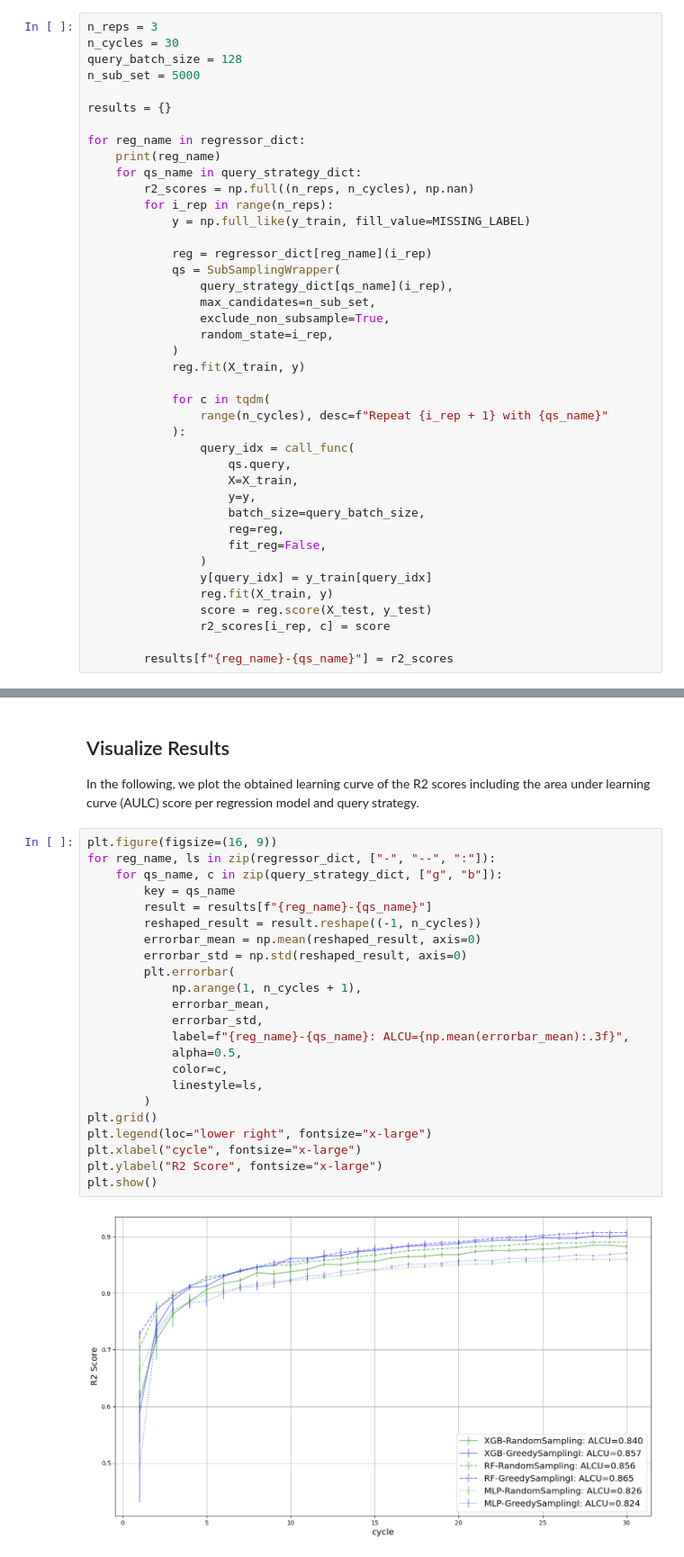
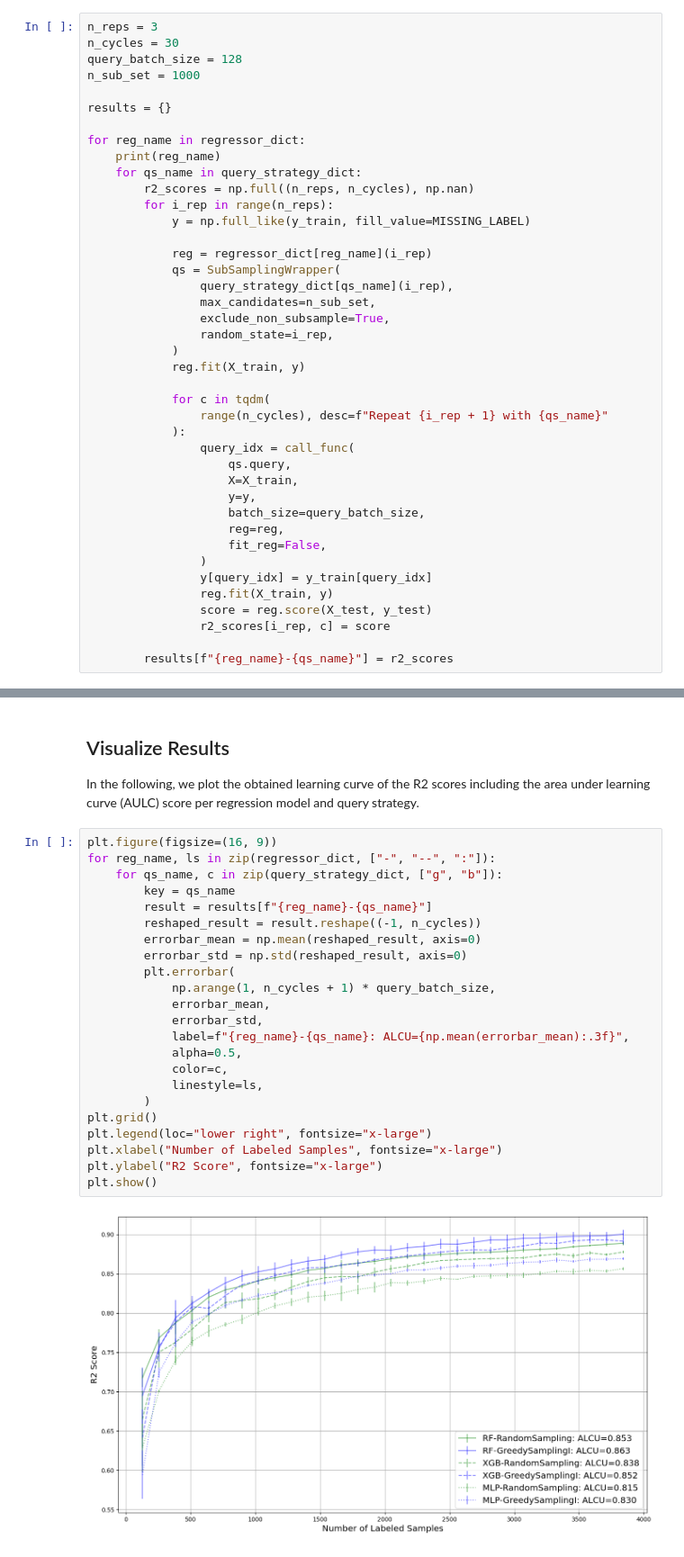
Before and after one commit to George-McNamara-Gov/scikit-activeml-sparse, a Jupyter notebook: tutorials/07_pool_advanced_regression.ipynb, the cells around one changed output, grey strips where cells are left out. Shown at 90% size. Cells and saved outputs as stored; diff of their text form.

```diff
--- a/tutorials/07_pool_advanced_regression.ipynb
+++ b/tutorials/07_pool_advanced_regression.ipynb
@@ -131,7 +132,7 @@ Each active learning expirment starts with zero labels and covers 30 cycles with
 n_reps = 3
 n_cycles = 30
 query_batch_size = 128
-n_sub_set = 5000
+n_sub_set = 1000
 
 results = {}
 
@@ -178,25 +179,25 @@ In the following, we plot the obtained learning curve of the R2 scores including
 # %%
 plt.figure(figsize=(16, 9))
 for reg_name, ls in zip(regressor_dict, ["-", "--", ":"]):
     for qs_name, c in zip(query_strategy_dict, ["g", "b"]):
         key = qs_name
         result = results[f"{reg_name}-{qs_name}"]
         reshaped_result = result.reshape((-1, n_cycles))
         errorbar_mean = np.mean(reshaped_result, axis=0)
         errorbar_std = np.std(reshaped_result, axis=0)
         plt.errorbar(
-            np.arange(1, n_cycles + 1),
+            np.arange(1, n_cycles + 1) * query_batch_size,
             errorbar_mean,
             errorbar_std,
             label=f"{reg_name}-{qs_name}: ALCU={np.mean(errorbar_mean):.3f}",
             alpha=0.5,
             color=c,
             linestyle=ls,
         )
 plt.grid()
 plt.legend(loc="lower right", fontsize="x-large")
-plt.xlabel("cycle", fontsize="x-large")
+plt.xlabel("Number of Labeled Samples", fontsize="x-large")
 plt.ylabel("R2 Score", fontsize="x-large")
 plt.show()
 # %% [output]
-[figure, old version]
+[figure, new version]
```
Also changed, not shown: parts of 3 cells of this notebook, 1 other file.
